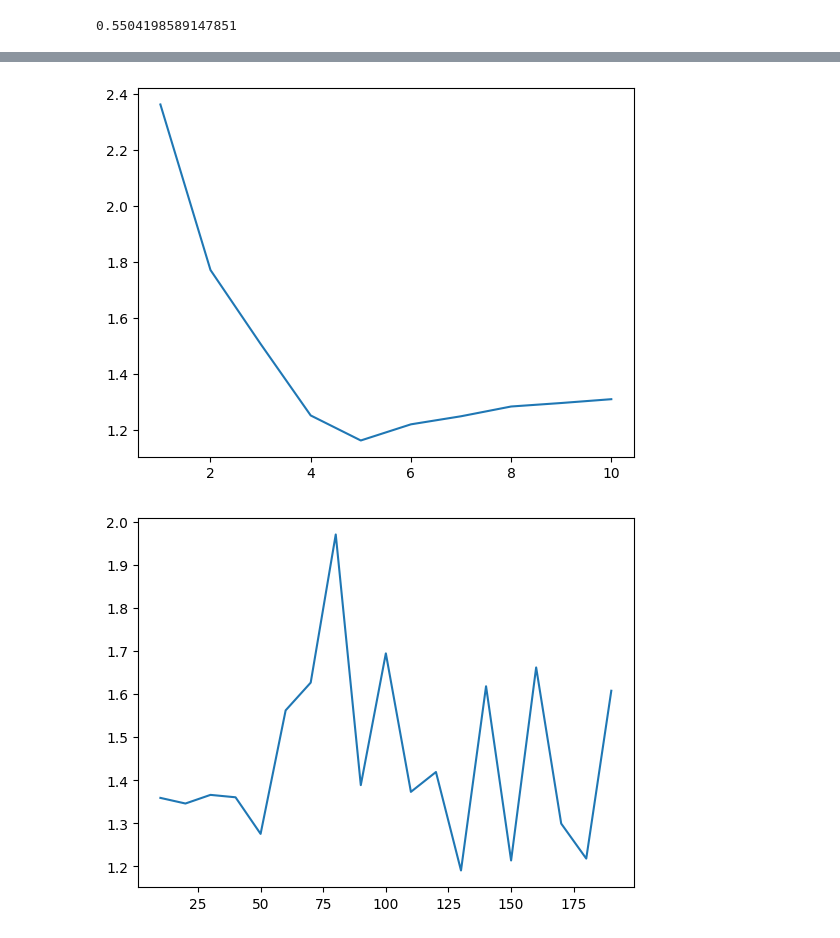
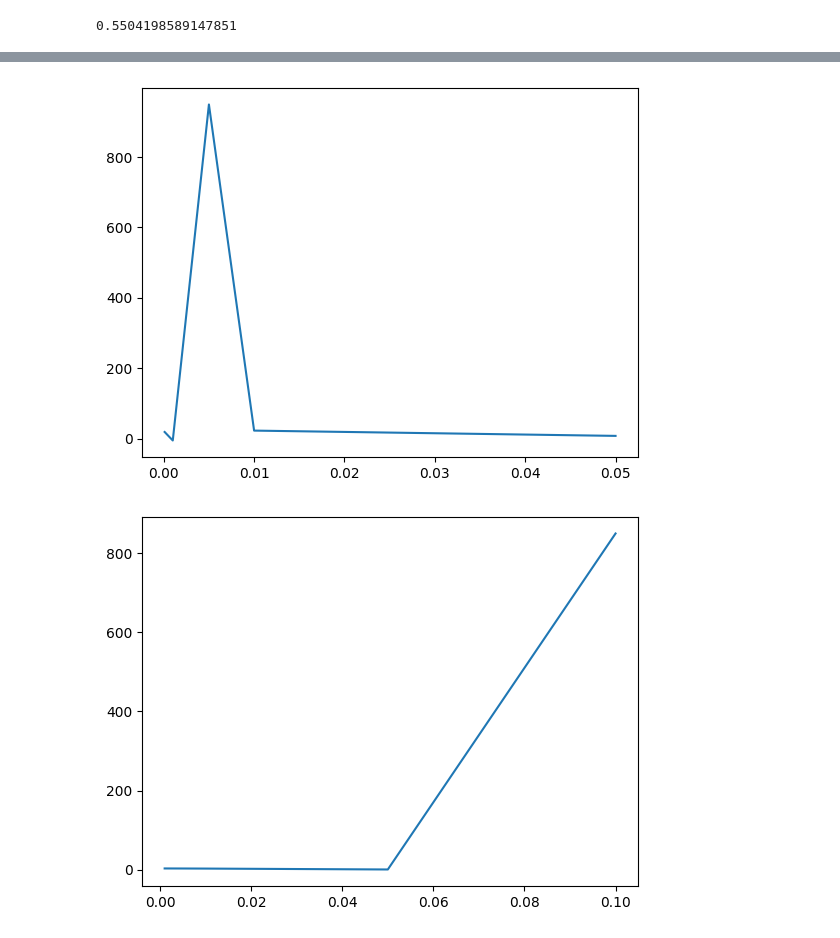
Before and after one commit to etchenko/covariate-paper, a Jupyter notebook: tuning.ipynb, the cells around one changed output, grey strips where cells are left out. Drawn from its saved outputs; the diff is of its cells as text; code cells hidden in the pictures.

```diff
--- a/tuning.ipynb
+++ b/tuning.ipynb
@@ -46,58 +56,32 @@ print(test_params(100, 5, 50, 9, 500))
 # %% [output]
 0.5504198589147851
 # %%
-results_large = tune(100, 10000, None)
+results_large = tune(50, 2000, results_large)
 # %%
+#Graph results
 import matplotlib.pyplot as plt
 
-n = {}
-m = {}
-s = {}
+dics = [{},{},{},{},{},{}]
+
+a = {}
+b = {}
+c = {}
+d = {}
+e = {}
 f = {}
 
 for key, value in results_large.items():
-    if key[0] in n:
-        n[key[0]].append(value)
-    else:
-        n[key[0]] = [value]
-    if key[1] in m:
-        m[key[1]].append(value)
-    else:
-        m[key[1]] = [value]
-    if key[2] in s:
-        s[key[2]].append(value)
-    else:
-        s[key[2]] = [value]
-    if key[3] in f:
-        f[key[3]].append(value)
-    else:
-        f[key[3]] = [value]
+    for i, dic in enumerate(dics):
+        if key[i] in dic:
+            dic[key[i]].append(value)
+        else:
+            dic[key[i]] = [value]
 
-n = dict(sorted(n.items()))
-x = n.keys()
-y = [sum(i)/len(i) for _, i in n.items()]
-fig, ax = plt.subplots()
-ax.plot(x, y)
-plt.show()
-
-m = dict(sorted(m.items()))
-x = m.keys()
-y = [sum(i)/len(i) for _, i in m.items()]
-fig, ax = plt.subplots()
-ax.plot(x, y)
-plt.show()
-
-s = dict(sorted(s.items()))
-x = list(s.keys())
-y = [sum(i)/len(i) for _, i in s.items()]
-fig, ax = plt.subplots()
-ax.plot(x, y)
-plt.show()
-
-f = dict(sorted(f.items()))
-x = list(f.keys())
-y = [sum(i)/len(i) for _, i in f.items()]
-fig, ax = plt.subplots()
-ax.plot(x, y)
-plt.show()
+for dic in dics:
+    n = dict(sorted(dic.items()))
+    x = n.keys()
+    y = [sum(i)/len(i) for _, i in n.items()]
+    fig, ax = plt.subplots()
+    ax.plot(x, y)
+    plt.show()
 # %% [output]
@@ -105,2 +89,2 @@ plt.show()
-[figure, old version]
+[figure, new version]
-[figure, old version]
+[figure, new version]
```
Also changed, not shown: parts of 3 cells of this notebook, 4 other files.
